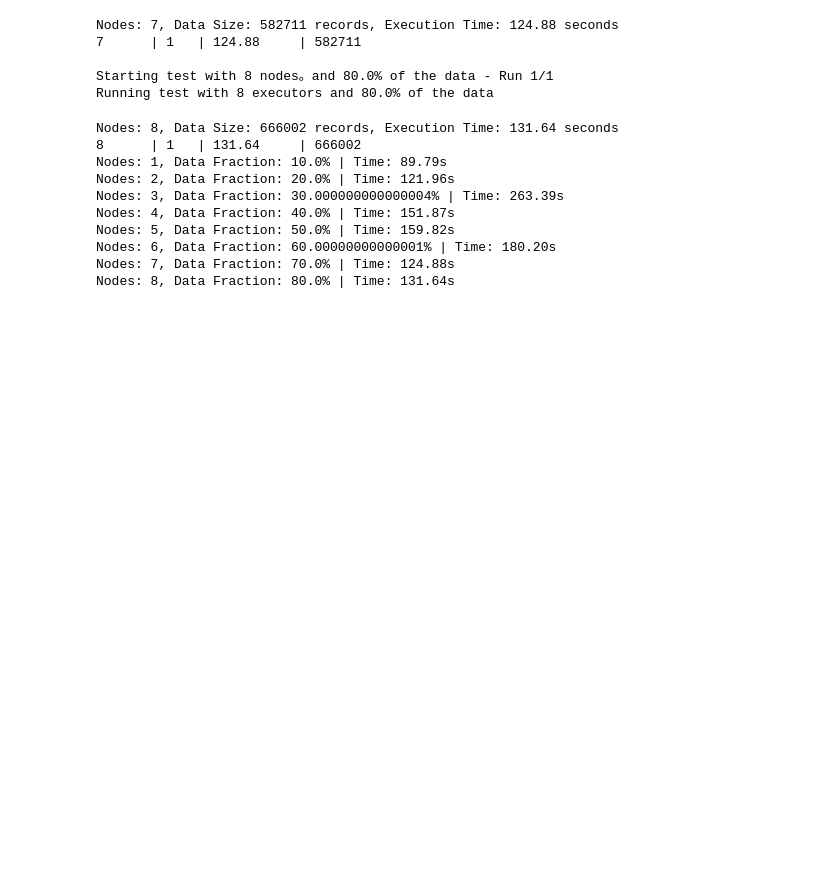
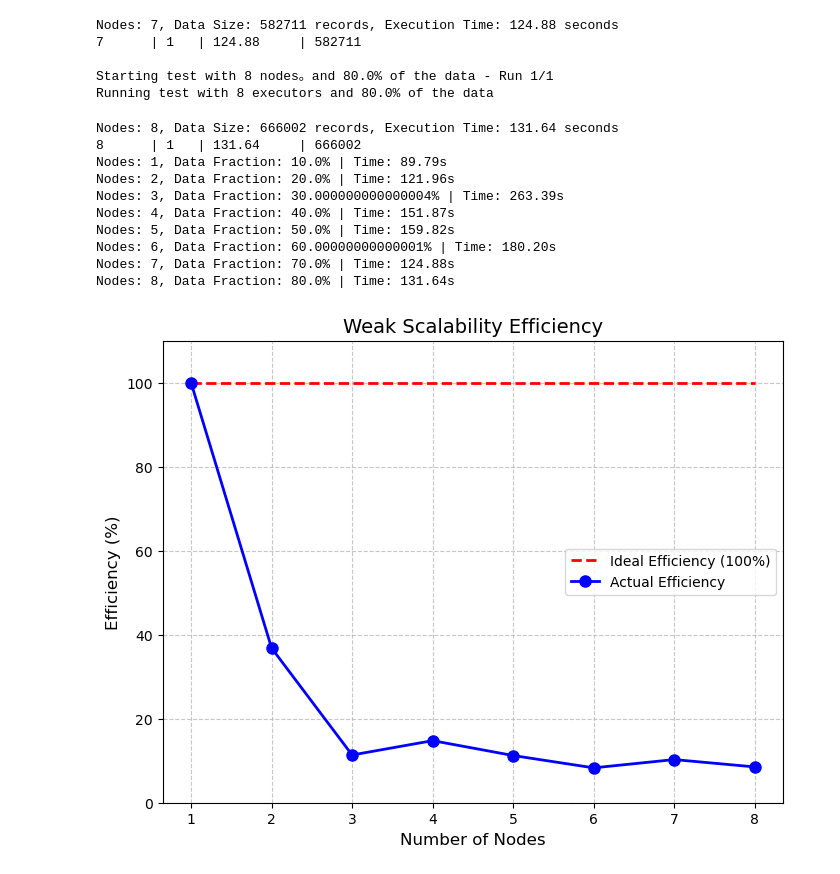
Before and after one commit to houwanliu/DE1_Group23, a Jupyter notebook: Weak_Scalability.ipynb, the cells around one changed output. Saved outputs shown, nothing was run; the diff lists cells and outputs as text; code cells hidden in the pictures; blank space fills up the shorter version.

```diff
--- a/Weak_Scalability.ipynb
+++ b/Weak_Scalability.ipynb
@@ -116,21 +116,23 @@ Nodes: 8, Data Fraction: 80.0% | Time: 131.64s
 # %%
 import matplotlib.pyplot as plt
 nodes = [1, 2, 3, 4, 5, 6, 7, 8]
 
 ideal_efficiency = [100] * len(nodes)
 time = [89.79, 121.96, 263.39, 151.87, 159.82, 180.20, 124.88, 131.64]
-actual_efficiency = [execution_time[0] / (p * time[i]) for i, p in enumerate(nodes)]
+actual_efficiency = [time[0]*100 / (p * time[i]) for i, p in enumerate(nodes)]
 
 plt.figure(figsize=(8, 6))
 plt.plot(nodes, ideal_efficiency, 'r--', label='Ideal Efficiency (100%)', linewidth=2)
 plt.plot(nodes, actual_efficiency, 'bo-', label='Actual Efficiency', linewidth=2, markersize=8)
 
 plt.xlabel("Number of Nodes", fontsize=12)
 plt.ylabel("Efficiency (%)", fontsize=12)
 plt.title("Weak Scalability Efficiency", fontsize=14)
 plt.xticks(nodes)
 plt.ylim(0, 110)
 plt.legend()
 plt.grid(True, linestyle='--', alpha=0.7)
 
 plt.show()
+# %% [output]
+[figure, added]
```
